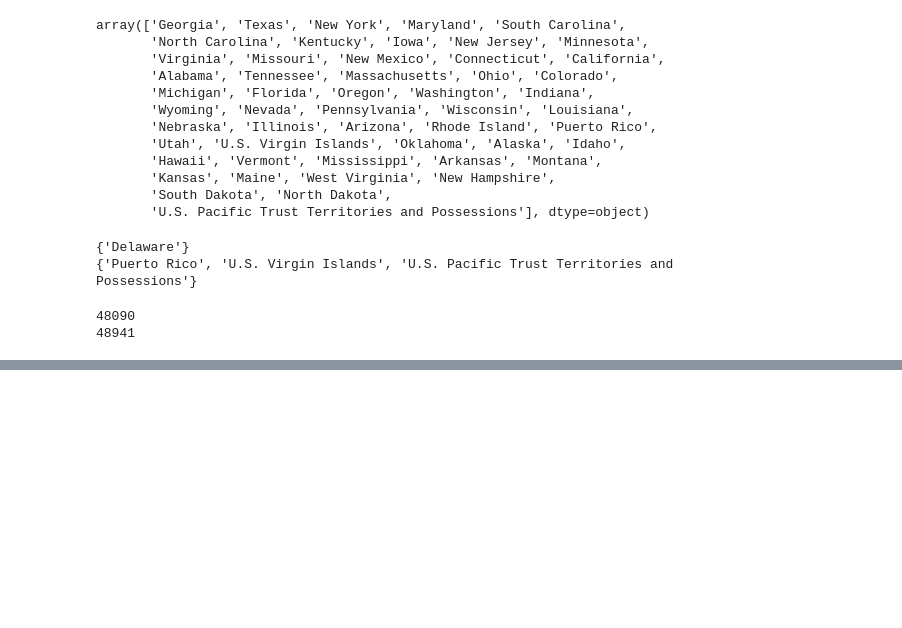
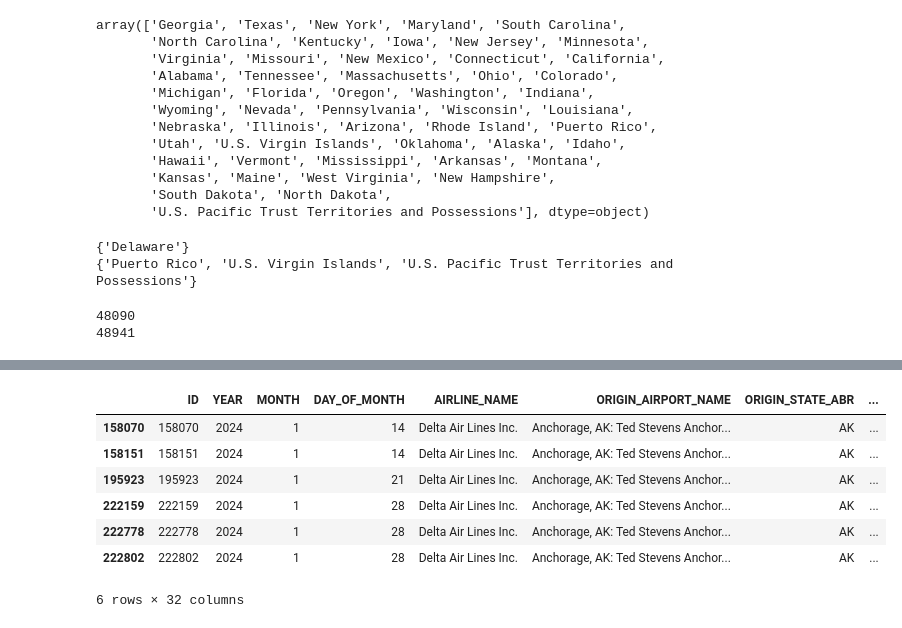
Before and after one commit to ykamoji/airport-delay-analysis, a Jupyter notebook: analyse.ipynb, the cells around one changed output, grey strips where cells are left out. Cells and saved outputs as stored; diff of their text form; code cells hidden in the pictures; blank space fills up the shorter version.

```diff
--- a/analyse.ipynb
+++ b/analyse.ipynb
@@ -277,0 +222,11 @@ del states_dest_dict
+# %%
+df[(df['ORIGIN_STATE_ABR'] == 'AK') & (df['ORIGIN_AIRPORT_NAME'] == 'Anchorage, AK: Ted Stevens Anchorage International') & (df['AIRLINE_NAME'] == 'Delta Air Lines Inc.') & (df['MONTH'] == 1) & (df['IS_WEEKDAY'] == False)]
+# %% [output]
+|  | ID | YEAR | MONTH | DAY_OF_MONTH | AIRLINE_NAME | ORIGIN_AIRPORT_NAME | ORIGIN_STATE_ABR | ... |
+| 158070 | 158070 | 2024 | 1 | 14 | Delta Air Lines Inc. | Anchorage, AK: Ted Stevens Anchor... | AK | ... |
+| 158151 | 158151 | 2024 | 1 | 14 | Delta Air Lines Inc. | Anchorage, AK: Ted Stevens Anchor... | AK | ... |
+| 195923 | 195923 | 2024 | 1 | 21 | Delta Air Lines Inc. | Anchorage, AK: Ted Stevens Anchor... | AK | ... |
+| 222159 | 222159 | 2024 | 1 | 28 | Delta Air Lines Inc. | Anchorage, AK: Ted Stevens Anchor... | AK | ... |
+| 222778 | 222778 | 2024 | 1 | 28 | Delta Air Lines Inc. | Anchorage, AK: Ted Stevens Anchor... | AK | ... |
+| 222802 | 222802 | 2024 | 1 | 28 | Delta Air Lines Inc. | Anchorage, AK: Ted Stevens Anchor... | AK | ... |
+6 rows × 32 columns
```
Also changed, not shown: parts of 12 cells of this notebook.
